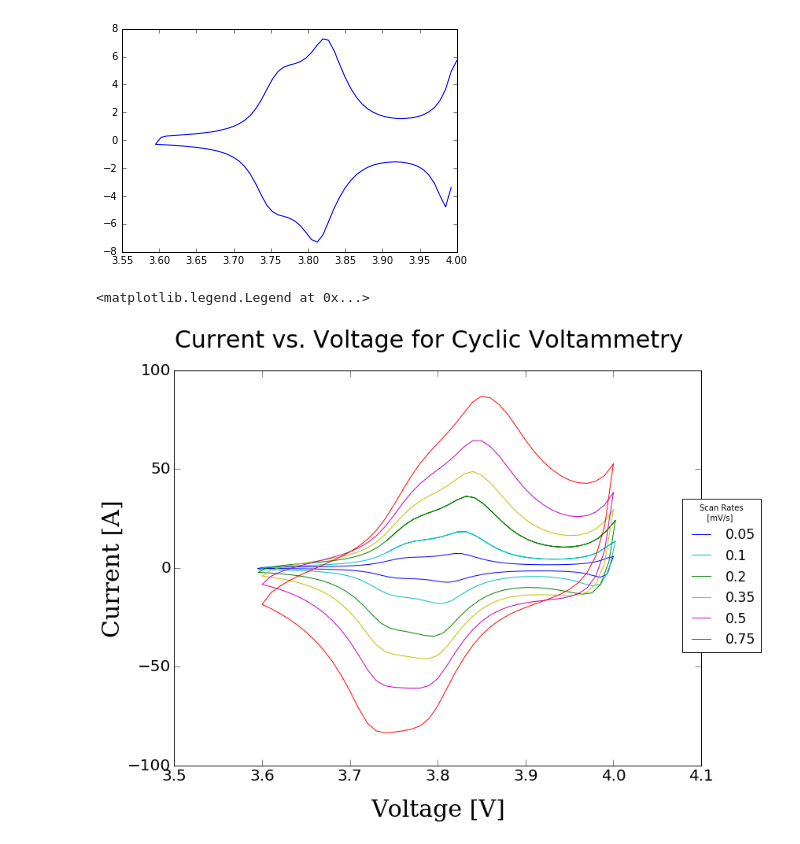
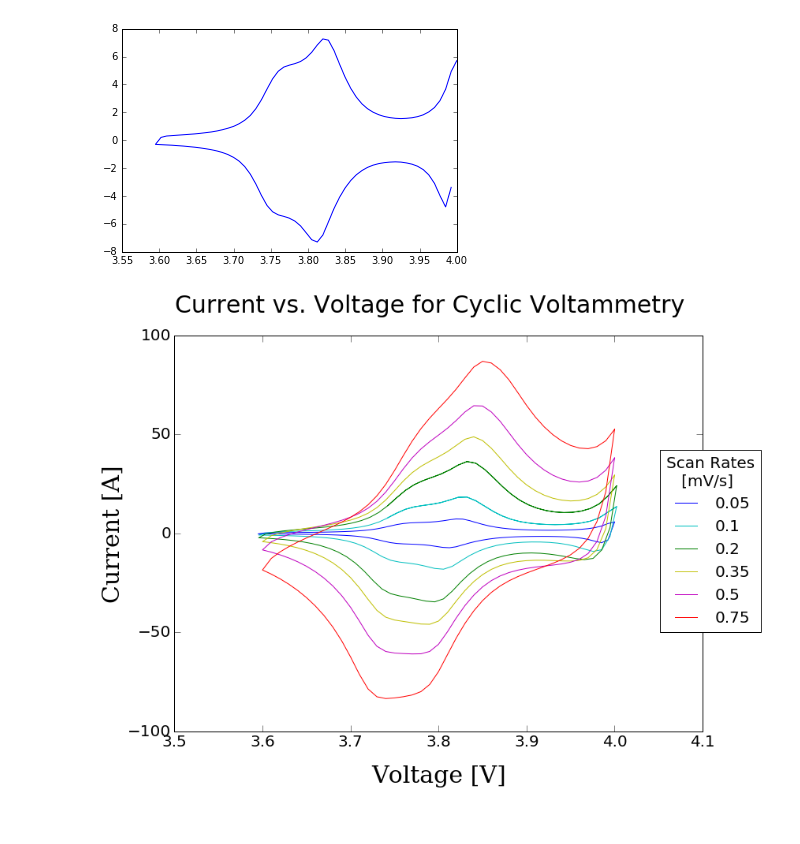
Before and after one commit to iSchomer/Dualfoil_Storage_Device, a Jupyter notebook: output_visuals/stacked_voltammetry.ipynb, the cells around one changed output. Cells and saved outputs as stored; diff of their text form; code cells hidden in the pictures.

Commit message:
legend fontsize change

```diff
--- a/output_visuals/stacked_voltammetry.ipynb
+++ b/output_visuals/stacked_voltammetry.ipynb
@@ -63,34 +63,34 @@ ax.set_xlabel('Voltage [V]', fontsize='30', fontname='serif',
               labelpad=20)
 ax.set_ylabel('Current [A]', fontsize='30', fontname='serif')
 ax.tick_params(axis='both', labelsize=20, length=8)
 
 lines = []
 # list of color maps
 cm = ['b', 'c', 'g', 'y', 'm', 'r', 'b', 'c', 'g']
 
 for i in range (1, 7):
     # get each dumped data and then plot it
     dumped_data = load(open('data_dumps/stacked_voltammetry%i.dat' %(i), 'rb'))
 
     # variable to help print only the last cycle
     # smaller scans would not accept the same step size as the rest,
     #     so it's cycle number is different
     if i < 4:
         cycle = 108
     else:
         cycle = 80
 
     # print only last cycle
     x = dumped_data['voltage'][-cycle-1:]
     y = dumped_data['current'][-cycle-1:]
 
     ax.set_xbound(3.5, 4.1)
     line = ax.plot(x, y, cm[i-1])
     lines.extend(line)
 
 lines = tuple(lines)
-fig.legend(lines, ('0.05', '0.1', '0.2', '0.35', '0.5', '0.75', '1', '2', '5'),
-           loc=5, title='Scan Rates\n   [mV/s]', fontsize='xx-large')
+legend = fig.legend(lines, ('0.05', '0.1', '0.2', '0.35', '0.5', '0.75', '1', '2', '5'),
+                    loc=5, title='Scan Rates\n   [mV/s]', fontsize=20)
+p = pyplot.setp(legend.get_title(), fontsize=20)
 # %% [output]
-<matplotlib.legend.Legend at 0x...>
-[figure, old version]
+[figure, new version]
```
